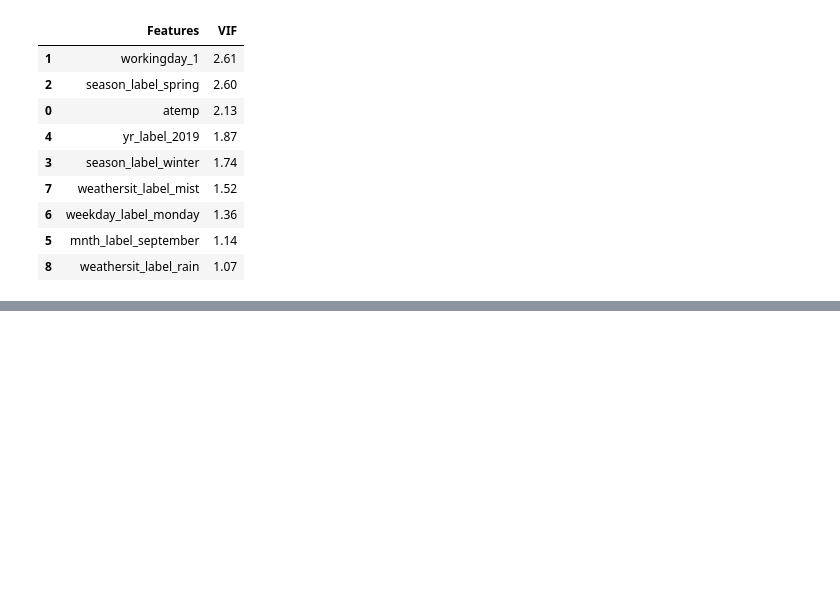
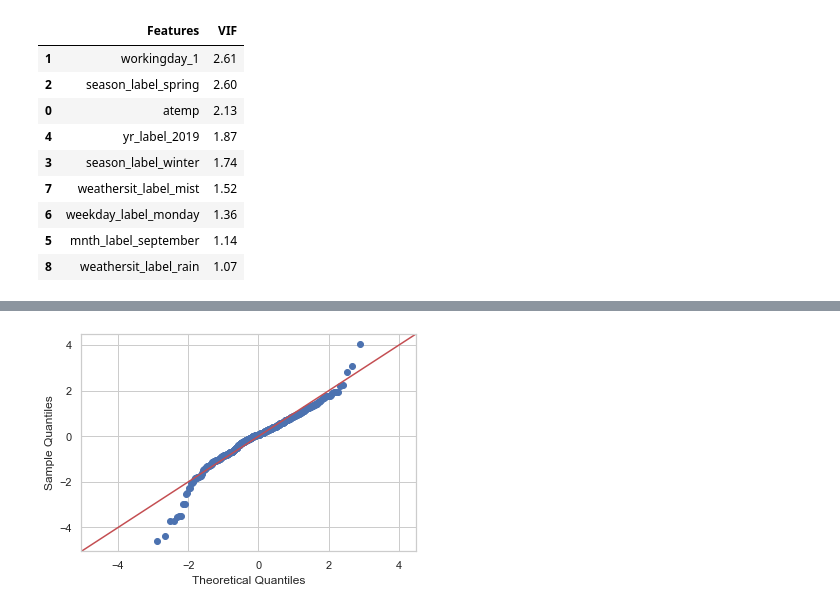
Before and after one commit to AbhishekKumar-0311/ML-BikeSharing-Demand-Prediction, a Jupyter notebook: Bike_Sharing.ipynb, the cells around one changed output, grey strips where cells are left out. Saved outputs shown, nothing was run; the diff lists cells and outputs as text; code cells hidden in the pictures; blank space fills up the shorter version.

```diff
--- a/Bike_Sharing.ipynb
+++ b/Bike_Sharing.ipynb
@@ -1137,0 +1211,6 @@ vif()
+# %%
+residuals_fit = res.resid
+fig = sm.qqplot(residuals_fit, fit=True, line='45')
+plt.show()
+# %% [output]
+[figure, added]
```
Also changed, not shown: parts of 58 cells of this notebook.
